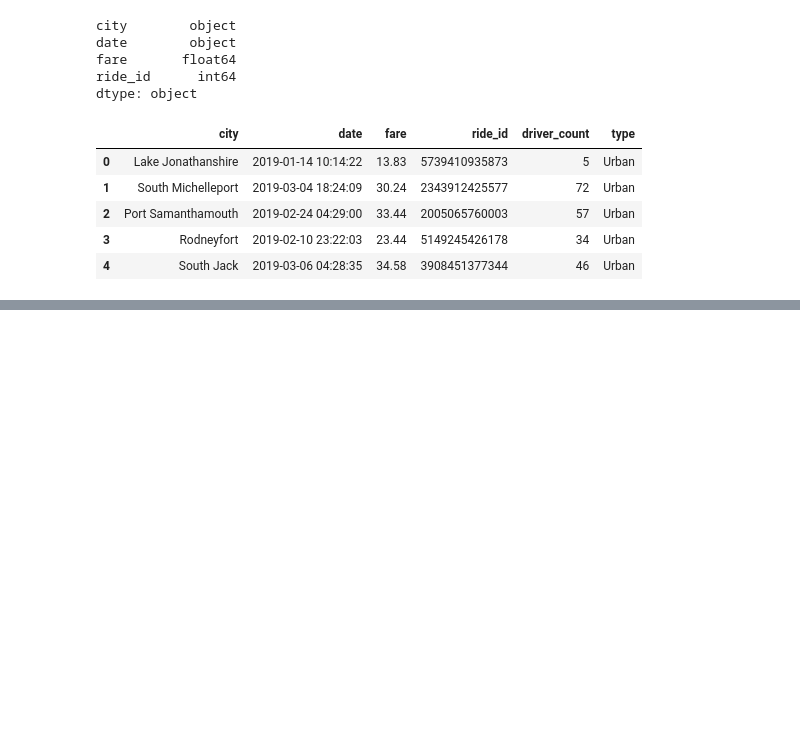
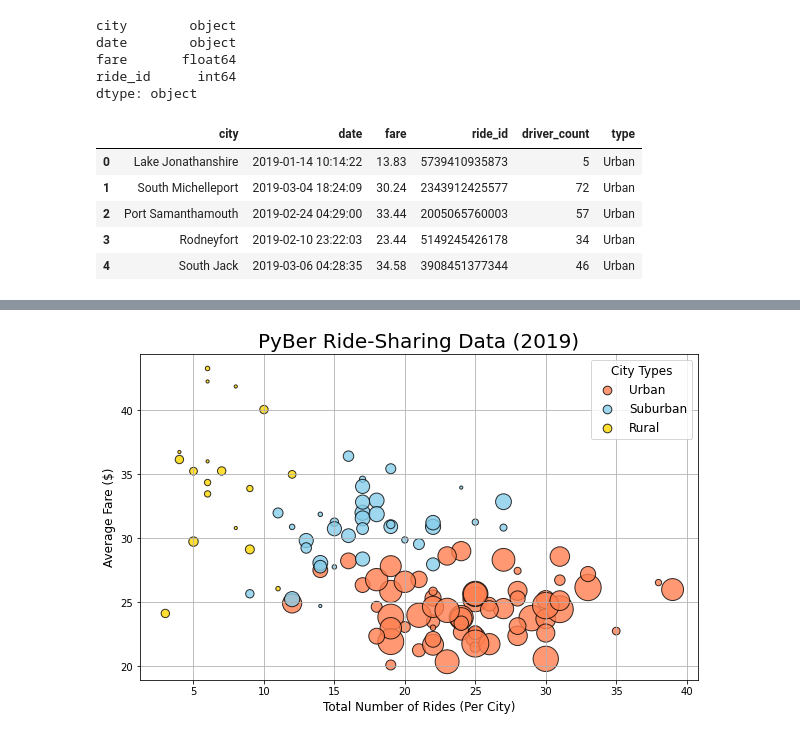
Before and after one commit to m-miley/PyBer_Analysis, a Jupyter notebook: PyBer.ipynb, the cells around one changed output, grey strips where cells are left out. Cells and saved outputs as stored; diff of their text form; code cells hidden in the pictures; blank space fills up the shorter version.

```diff
--- a/PyBer.ipynb
+++ b/PyBer.ipynb
@@ -105,0 +211,47 @@ dtype: int64
+# %%
+# Combine and run all in one cell:
+plt.subplots(figsize=(10,6))
+plt.scatter(urban_ride_count,
+      urban_avg_fare,
+      s=10*urban_driver_count, c="coral",
+      edgecolor="black", linewidths=1,
+      alpha=0.8, label="Urban")
+
+plt.scatter(suburban_ride_count,
+      suburban_avg_fare,
+      s=10*suburban_driver_count, c="skyblue",
+      edgecolor="black", linewidths=1,
+      alpha=0.8, label="Suburban")
+
+plt.scatter(rural_ride_count,
+      rural_avg_fare,
+      s=10*rural_driver_count, c="gold",
+      edgecolor="black", linewidths=1,
+      alpha=0.8, label="Rural")
+
+# Add a title, labels for the axes, a legend, and a grid for all three charts and increase the font size
+# of the axes labels to 12 and the title to 20.  Enlarge the figure
+
+plt.title("PyBer Ride-Sharing Data (2019)", fontsize=20)
+plt.ylabel("Average Fare ($)", fontsize=12)
+plt.xlabel("Total Number of Rides (Per City)", fontsize = 12)
+plt.grid(True)
+
+# plt.legend() returns legend with varying sizes for city types
+# Customize the legend to scale them to the same size.
+# Declare a variable for the legend function, lgnd = plt.legend(), and add parameters for font size, legend location,
+    # and legend title, along with some other features
+# Then, use legendHandles[]._sizes to set the font size of the marker in the legend to a fixed size.
+# Create legend:
+lgnd = plt.legend(fontsize='12', mode='Expanded',
+        scatterpoints=1, loc='best', title='City Types')
+
+lgnd.legendHandles[0]._sizes = [75]
+lgnd.legendHandles[1]._sizes = [75]
+lgnd.legendHandles[2]._sizes = [75]
+lgnd.get_title().set_fontsize(12)
+
+# Show the plot
+plt.show()
+# %% [output]
+[figure, added]
```
Also changed, not shown: parts of 14 cells of this notebook, 1 other file.
